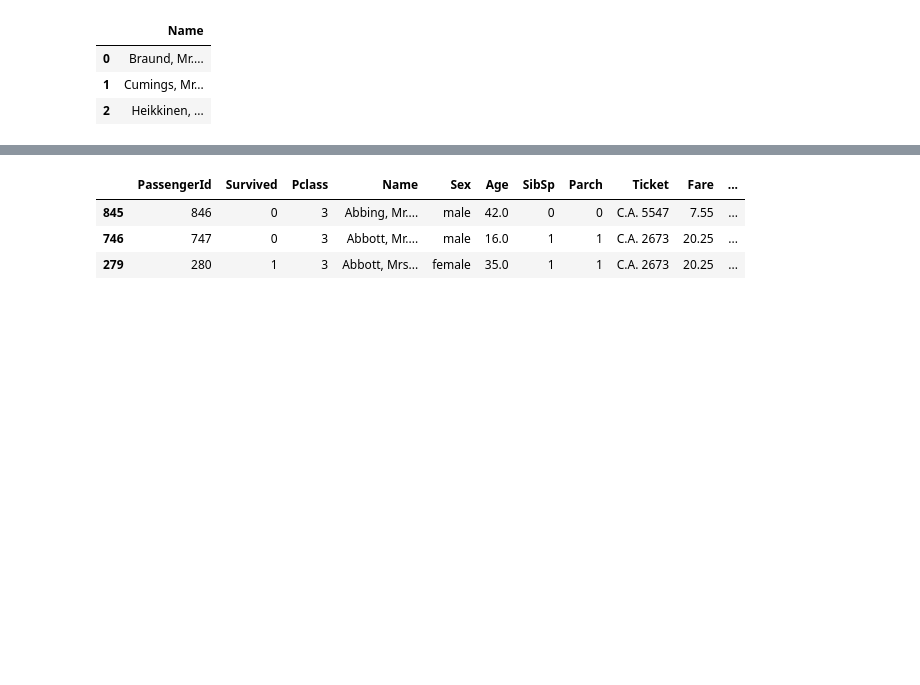
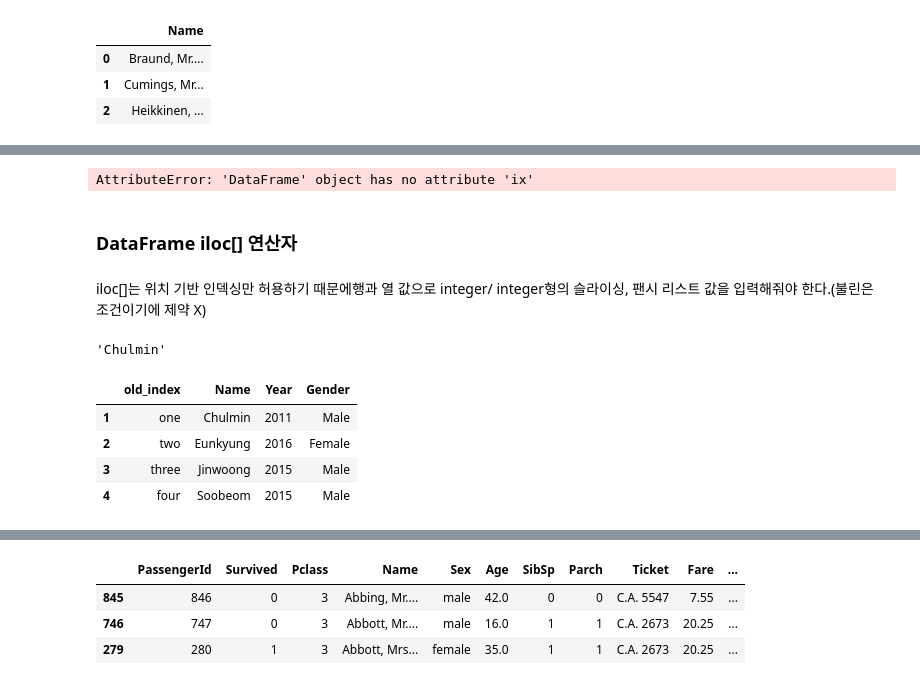
Before and after one commit to freenozero/-Book-_-_-, a Jupyter notebook: 1장 파이썬 기반의 머신러닝과 생태계 이해/1.4 판다스.ipynb, the cells around one changed output, grey strips where cells are left out. Cells and saved outputs as stored; diff of their text form; code cells hidden in the pictures; blank space fills up the shorter version.

```diff
--- a/1장 파이썬 기반의 머신러닝과 생태계 이해/1.4 판다스.ipynb
+++ b/1장 파이썬 기반의 머신러닝과 생태계 이해/1.4 판다스.ipynb
@@ -585,0 +737,33 @@ titanic_df[0:2]
+# %%
+print('칼럼 위치 기반 인덱싱 데이터 추출:', titanic_df.ix[0, 2])
+print('칼럼 명 기반 인덱싱 데이터 추출:', titanic_df.ix[0, 'Pclass'])
+# %% [output]
+AttributeError: 'DataFrame' object has no attribute 'ix'
+# %% [markdown]
+### DataFrame iloc[] 연산자
+# %% [markdown]
+iloc[]는 위치 기반 인덱싱만 허용하기 때문에행과 열 값으로 integer/ integer형의 슬라이싱, 팬시 리스트 값을 입력해줘야 한다.(불린은 조건이기에 제약 X)
+# %%
+data_df.iloc[0, 0]
+
+# iloc[]에 명칭 입력시 오류
+# data_df.iloc[0, 'Name']
+
+# 문자열 인덱스도 오류
+# data_df.iloc['one', 0]
+# %% [output]
+'Chulmin'
+# %%
+# 새로운 숫자형 인덱스 생성
+data_df_reset = data_df.reset_index()
+data_df_reset = data_df_reset.rename(columns={'index':'old_index'})
+
+# 인덱스 값에 1을 더해서 1부터 시작하는 인덱스 생성
+data_df_reset.index = data_df_reset.index+1
+data_df_reset
+# %% [output]
+|  | old_index | Name | Year | Gender |
+| 1 | one | Chulmin | 2011 | Male |
+| 2 | two | Eunkyung | 2016 | Female |
+| 3 | three | Jinwoong | 2015 | Male |
+| 4 | four | Soobeom | 2015 | Male |
```
Also changed, not shown: parts of 89 cells of this notebook.
